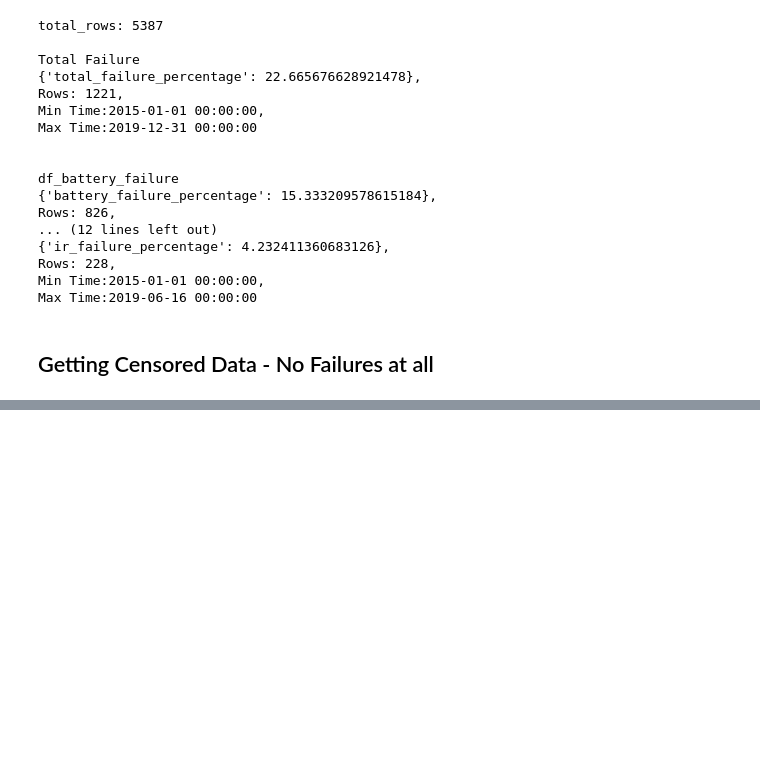
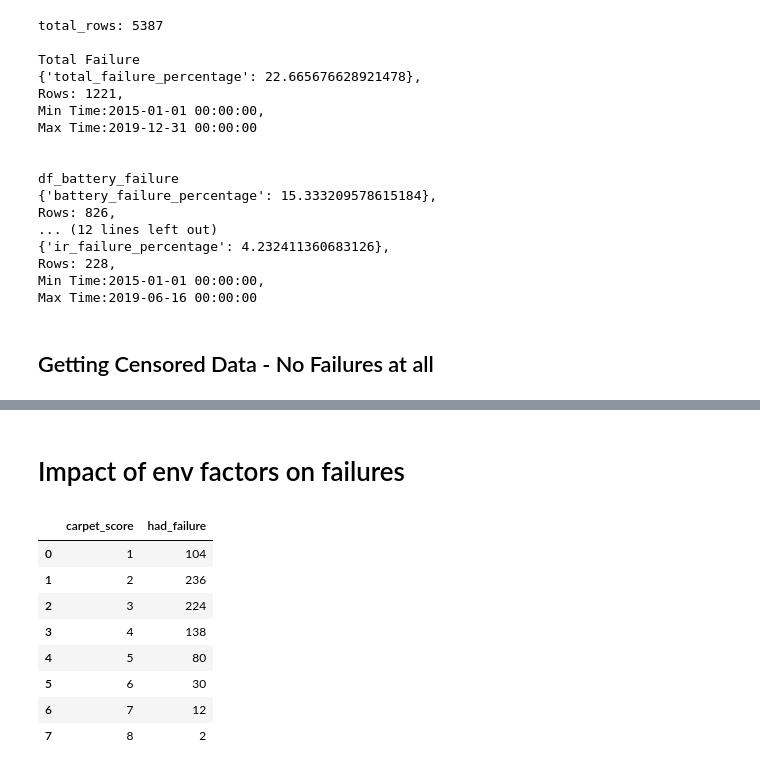
Before and after one commit to Aniket-Mishra/Group_54_2AMS11_Assignment, a Jupyter notebook: notebooks/1_clean_component_failure_Analysis.ipynb, the cells around one changed output, grey strips where cells are left out. Cells and saved outputs as stored; diff of their text form; code cells hidden in the pictures; blank space fills up the shorter version.

```diff
--- a/notebooks/1_clean_component_failure_Analysis.ipynb
+++ b/notebooks/1_clean_component_failure_Analysis.ipynb
@@ -344,0 +378,19 @@ df_censored = df.loc[df["had_failure"] == 0]
+# %% [markdown]
+# Impact of env factors on failures
+# %%
+result = df_battery_failure.groupby('carpet_score').agg({
+    'had_failure': 'count',
+
+}).reset_index()
+
+result
+# %% [output]
+|  | carpet_score | had_failure |
+| 0 | 1 | 104 |
+| 1 | 2 | 236 |
+| 2 | 3 | 224 |
+| 3 | 4 | 138 |
+| 4 | 5 | 80 |
+| 5 | 6 | 30 |
+| 6 | 7 | 12 |
+| 7 | 8 | 2 |
```
Also changed, not shown: parts of 23 cells of this notebook, 1 other file.
